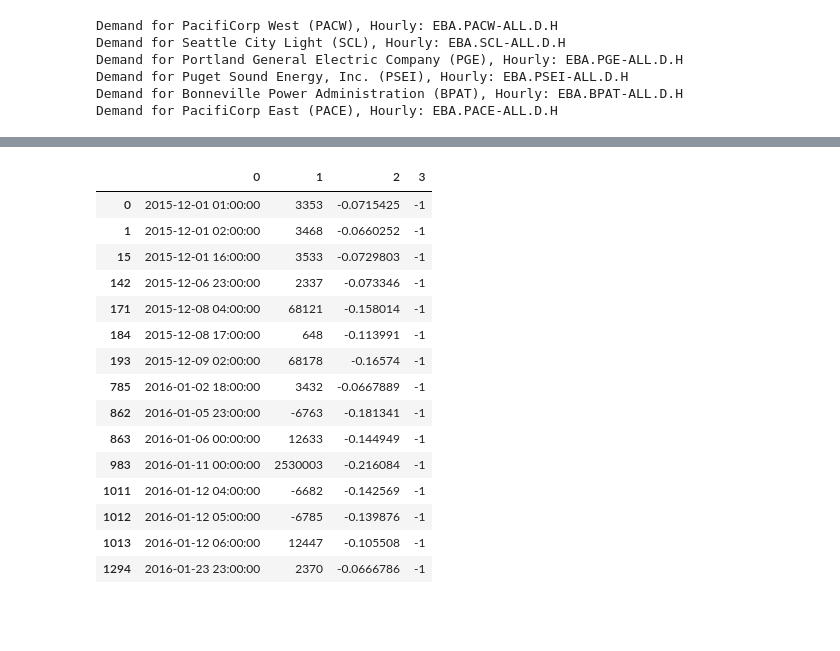
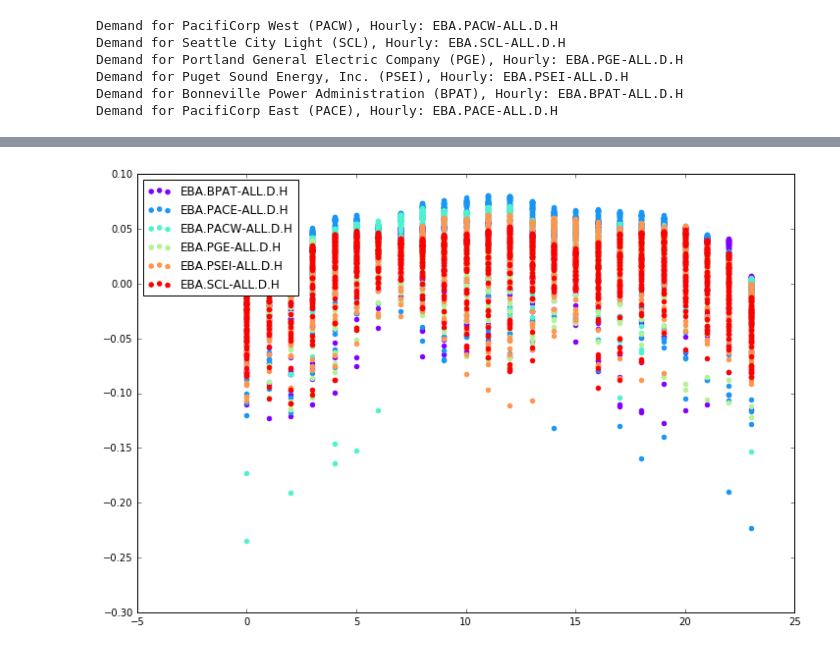
Before and after one commit to johnmrudolph/jupyter_blog, a Jupyter notebook: detecting_outliers.ipynb, the cells around one changed output, grey strips where cells are left out. Cells and saved outputs as stored; diff of their text form; code cells hidden in the pictures; blank space fills up the shorter version.

Commit message:
updated to include a class that created outliers data and graph for choosing threshold

```diff
--- a/detecting_outliers.ipynb
+++ b/detecting_outliers.ipynb
@@ -43,17 +44,22 @@ concat_df = pd.read_pickle('/home/johnr_000/jupyter_blog/jupyter_blog/data/nw_lo
 # %%
 concat_df['HOUR'] = concat_df.index.to_datetime().hour
 # %%
-def predict_outliers(series_id, train_df):
-    '''
-    Creates a dataframe with outlier prediction (boolean) and decision function
-    :param series_id: a valid eia series with eia dataframe object
-    :param train_df: a dataframe with the training series(x and y values)
-    '''
-    training_data = concat_df[['HOUR', series_id]].values
-    clf = IsolationForest(contamination=.01)
-    clf.fit(training_data)
-    opred = clf.predict(training_data)
-    dfunc = clf.decision_function(training_data)
-    l1 = '{}{}'.format(series_id, '_opred')
-    l2 = '{}{}'.format(series_id, 'dfunc')
-    return pd.DataFrame(np.column_stack((opred, dfunc)), index=train_df.index.values, columns=[l1, l2])
+class PredictOutliers(object):
+
+    def __init__(self, series_id, train_df):
+        self.series_id = series_id
+        self.train_df = train_df[['HOUR', self.series_id]].interpolate(method='linear')
+        self.training_data = self.train_df[['HOUR', self.series_id]].values
+        self.clf = self.fit_clf()
+        self.pred_df = pd.concat([self.train_df, self.create_predictions()], axis=1)
+
+    def fit_clf(self):
+        clf = IsolationForest(contamination=.01)
+        return clf.fit(self.training_data)
+
+    def create_predictions(self):
+        opred = self.clf.predict(self.training_data)
+        dfunc = self.clf.decision_function(self.training_data)
+        l1 = '{}{}'.format(self.series_id, '_opred')
+        l2 = '{}{}'.format(self.series_id, '_dfunc')
+        return pd.DataFrame(np.column_stack((opred, dfunc)), index=self.train_df.index.values, columns=[l1, l2])
@@ -89,19 +66,12 @@ test2_df = pd.DataFrame(data=test2)
-# %%
-test2_df[test2_df[3] == -1]
-# %% [output]
-|  | 0 | 1 | 2 | 3 |
-| 0 | 2015-12-01 01:00:00 | 3353 | -0.0715425 | -1 |
-| 1 | 2015-12-01 02:00:00 | 3468 | -0.0660252 | -1 |
-| 15 | 2015-12-01 16:00:00 | 3533 | -0.0729803 | -1 |
-| 142 | 2015-12-06 23:00:00 | 2337 | -0.073346 | -1 |
-| 171 | 2015-12-08 04:00:00 | 68121 | -0.158014 | -1 |
-| 184 | 2015-12-08 17:00:00 | 648 | -0.113991 | -1 |
-| 193 | 2015-12-09 02:00:00 | 68178 | -0.16574 | -1 |
-| 785 | 2016-01-02 18:00:00 | 3432 | -0.0667889 | -1 |
-| 862 | 2016-01-05 23:00:00 | -6763 | -0.181341 | -1 |
-| 863 | 2016-01-06 00:00:00 | 12633 | -0.144949 | -1 |
-| 983 | 2016-01-11 00:00:00 | 2530003 | -0.216084 | -1 |
-| 1011 | 2016-01-12 04:00:00 | -6682 | -0.142569 | -1 |
-| 1012 | 2016-01-12 05:00:00 | -6785 | -0.139876 | -1 |
-| 1013 | 2016-01-12 06:00:00 | 12447 | -0.105508 | -1 |
-| 1294 | 2016-01-23 23:00:00 | 2370 | -0.0666786 | -1 |
+# %%
+# Two subplots, the axes array is 1-d
+fig = plt.figure(figsize=(12, 8), dpi=100)
+colors = plt.cm.rainbow(np.linspace(0, 1, len(keys)))
+for key, color in zip(keys, colors):
+    pred_df = PredictOutliers(key, concat_df).pred_df
+    plt.scatter(pred_df['HOUR'].values, pred_df['{}{}'.format(key, '_dfunc')].values,
+                color=color, label=key)
+legend = plt.legend(loc='upper left')
+plt.show()
+# %% [output]
+[figure, added]
```
Also changed, not shown: parts of 7 cells of this notebook.
